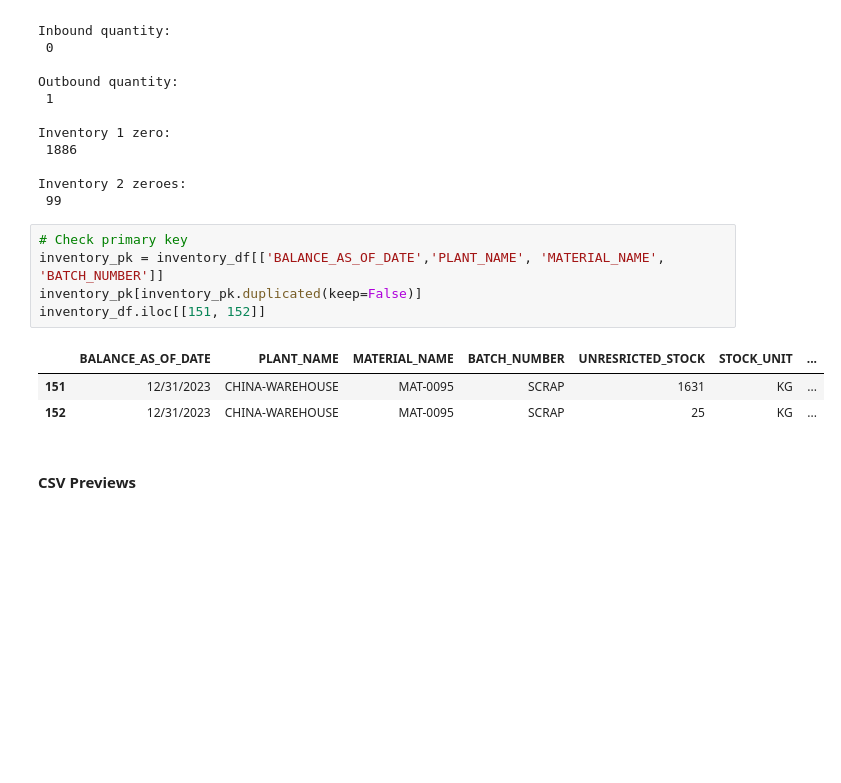
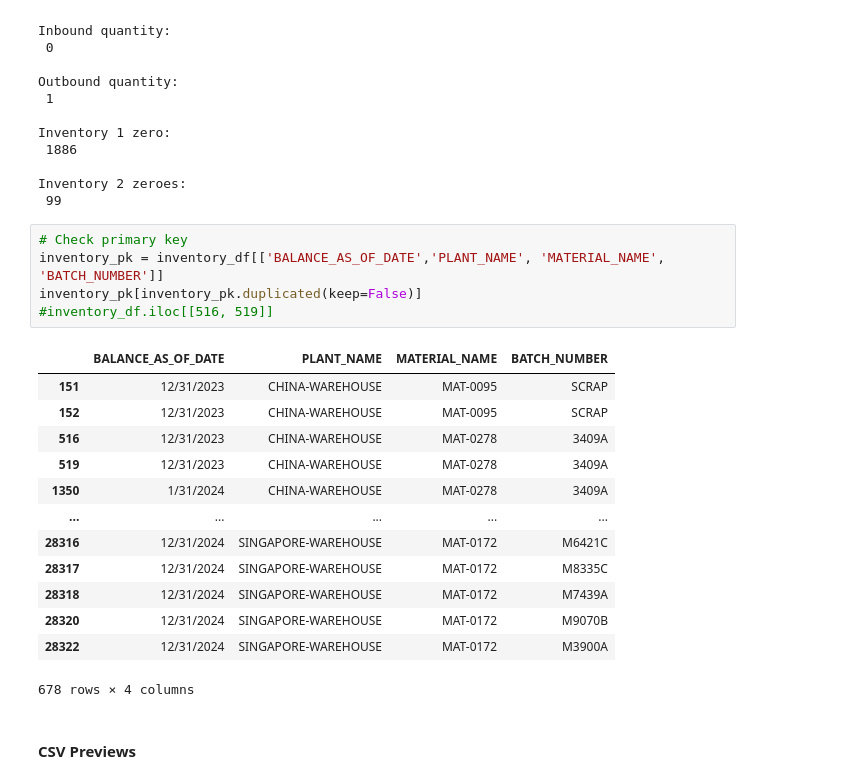
Before and after one commit to KatieMarsh/EM_Bootcathon2025, a Jupyter notebook: EDA.ipynb, the cells around one changed output. Drawn from its saved outputs; the diff is of its cells as text; blank space fills up the shorter version.

```diff
--- a/EDA.ipynb
+++ b/EDA.ipynb
@@ -105,12 +105,22 @@ Inventory 2 zeroes:
 # %%
 # Check primary key
 inventory_pk = inventory_df[['BALANCE_AS_OF_DATE','PLANT_NAME', 'MATERIAL_NAME', 'BATCH_NUMBER']]
 inventory_pk[inventory_pk.duplicated(keep=False)]
-inventory_df.iloc[[151, 152]]
+#inventory_df.iloc[[516, 519]]
 # %% [output]
-|  | BALANCE_AS_OF_DATE | PLANT_NAME | MATERIAL_NAME | BATCH_NUMBER | UNRESRICTED_STOCK | STOCK_UNIT | ... |
-| 151 | 12/31/2023 | CHINA-WAREHOUSE | MAT-0095 | SCRAP | 1631 | KG | ... |
-| 152 | 12/31/2023 | CHINA-WAREHOUSE | MAT-0095 | SCRAP | 25 | KG | ... |
+|  | BALANCE_AS_OF_DATE | PLANT_NAME | MATERIAL_NAME | BATCH_NUMBER |
+| 151 | 12/31/2023 | CHINA-WAREHOUSE | MAT-0095 | SCRAP |
+| 152 | 12/31/2023 | CHINA-WAREHOUSE | MAT-0095 | SCRAP |
+| 516 | 12/31/2023 | CHINA-WAREHOUSE | MAT-0278 | 3409A |
+| 519 | 12/31/2023 | CHINA-WAREHOUSE | MAT-0278 | 3409A |
+| 1350 | 1/31/2024 | CHINA-WAREHOUSE | MAT-0278 | 3409A |
+| ... | ... | ... | ... | ... |
+| 28316 | 12/31/2024 | SINGAPORE-WAREHOUSE | MAT-0172 | M6421C |
+| 28317 | 12/31/2024 | SINGAPORE-WAREHOUSE | MAT-0172 | M8335C |
+| 28318 | 12/31/2024 | SINGAPORE-WAREHOUSE | MAT-0172 | M7439A |
+| 28320 | 12/31/2024 | SINGAPORE-WAREHOUSE | MAT-0172 | M9070B |
+| 28322 | 12/31/2024 | SINGAPORE-WAREHOUSE | MAT-0172 | M3900A |
+678 rows × 4 columns
 # %% [markdown]
 #### CSV Previews
 # %%
```
Also changed, not shown: parts of 8 cells of this notebook.
